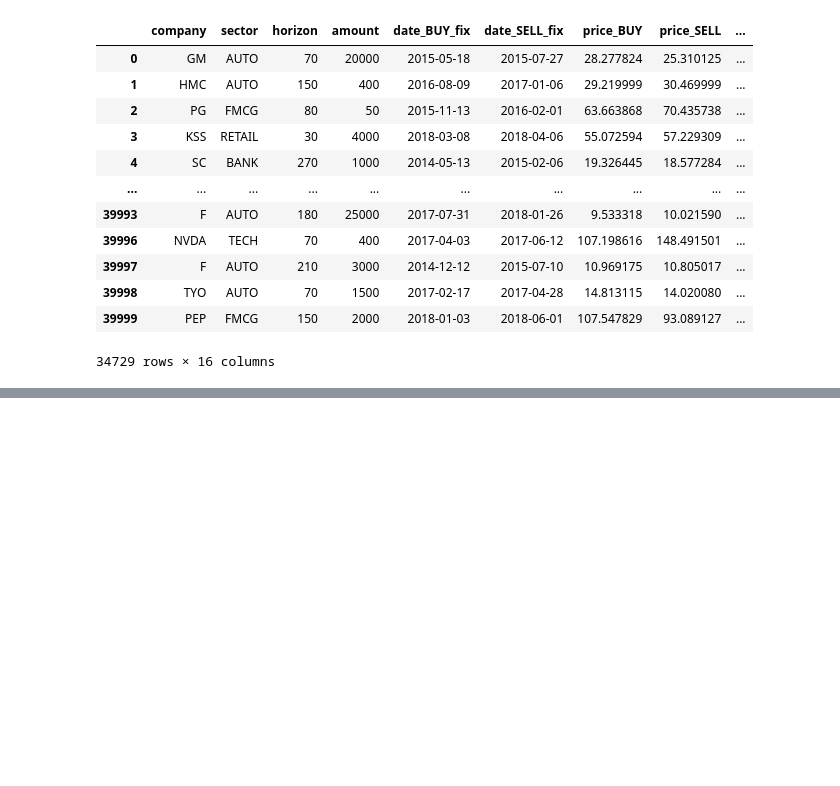
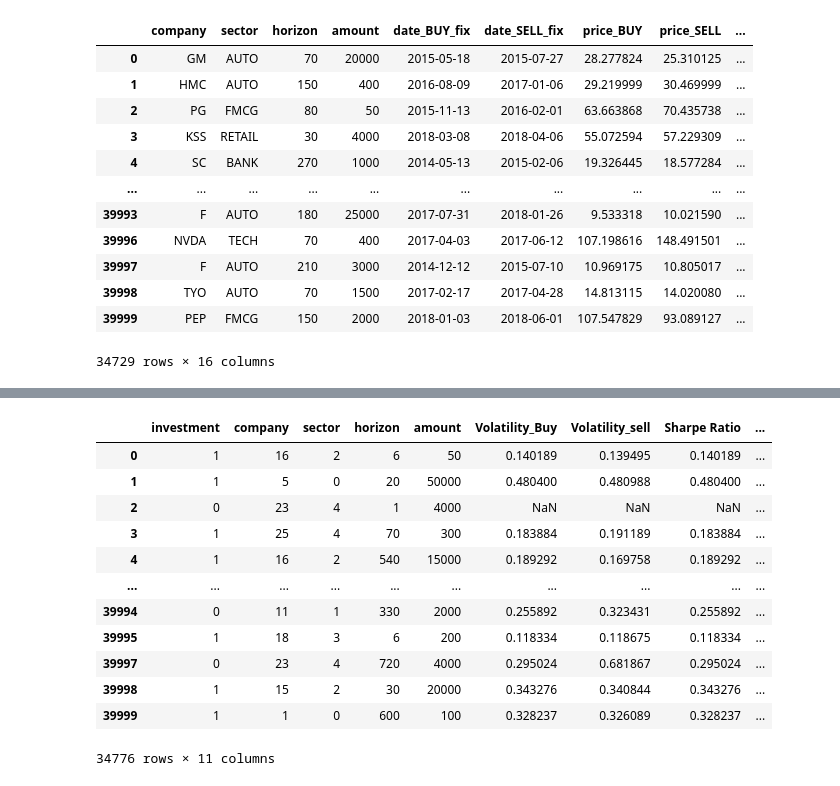
Before and after one commit to ImanolR87/AI-Learn-to-invest, a Jupyter notebook: Dataset_Transacciones.ipynb, the cells around one changed output, grey strips where cells are left out. Cells and saved outputs as stored; diff of their text form; code cells hidden in the pictures; blank space fills up the shorter version.

```diff
--- a/Dataset_Transacciones.ipynb
+++ b/Dataset_Transacciones.ipynb
@@ -999,0 +973,51 @@ df_to_ml
+# %%
+investment_map = {'GOOD':1, 'BAD':0}
+df_to_ml = df_to_ml.applymap(lambda s: investment_map.get(s) if s in investment_map else s)
+# %%
+company_map = {'AAPL':0,
+ 'AMZN':1,
+ 'MSFT':2,
+ 'GOOG':3,
+ 'FB':4,
+ 'NVDA':5,
+ 'F':6,
+ 'GM':7,
+ 'HMC':8,
+ 'TSLA':9,
+ 'TYO':10,
+ 'HOG':11,
+ 'WMT':12,
+ 'M':13,
+ 'TGT':14,
+ 'KSS':15,
+ 'COST':16,
+ 'BBY':17,
+ 'KO':18,
+ 'PEP':19,
+ 'PG':20,
+ 'OR':21,
+ 'AXP':22,
+ 'SC':23,
+ 'DB':24,
+ 'UBS':25,
+ 'BAC':26,
+ 'JPM':27}
+df_to_ml = df_to_ml.applymap(lambda s: company_map.get(s) if s in company_map else s)
+# %%
+sector_map = {'TECH':0, 'AUTO':1, 'RETAIL': 2 , 'FMCG': 3, 'BANK':4}
+df_to_ml = df_to_ml.applymap(lambda s: sector_map.get(s) if s in sector_map else s)
+df_to_ml
+# %% [output]
+|  | investment | company | sector | horizon | amount | Volatility_Buy | Volatility_sell | Sharpe Ratio | ... |
+| 0 | 1 | 16 | 2 | 6 | 50 | 0.140189 | 0.139495 | 0.140189 | ... |
+| 1 | 1 | 5 | 0 | 20 | 50000 | 0.480400 | 0.480988 | 0.480400 | ... |
+| 2 | 0 | 23 | 4 | 1 | 4000 | NaN | NaN | NaN | ... |
+| 3 | 1 | 25 | 4 | 70 | 300 | 0.183884 | 0.191189 | 0.183884 | ... |
+| 4 | 1 | 16 | 2 | 540 | 15000 | 0.189292 | 0.169758 | 0.189292 | ... |
+| ... | ... | ... | ... | ... | ... | ... | ... | ... | ... |
+| 39994 | 0 | 11 | 1 | 330 | 2000 | 0.255892 | 0.323431 | 0.255892 | ... |
+| 39995 | 1 | 18 | 3 | 6 | 200 | 0.118334 | 0.118675 | 0.118334 | ... |
+| 39997 | 0 | 23 | 4 | 720 | 4000 | 0.295024 | 0.681867 | 0.295024 | ... |
+| 39998 | 1 | 15 | 2 | 30 | 20000 | 0.343276 | 0.340844 | 0.343276 | ... |
+| 39999 | 1 | 1 | 0 | 600 | 100 | 0.328237 | 0.326089 | 0.328237 | ... |
+34776 rows × 11 columns
```
Also changed, not shown: parts of 27 cells of this notebook, 2 other files.
